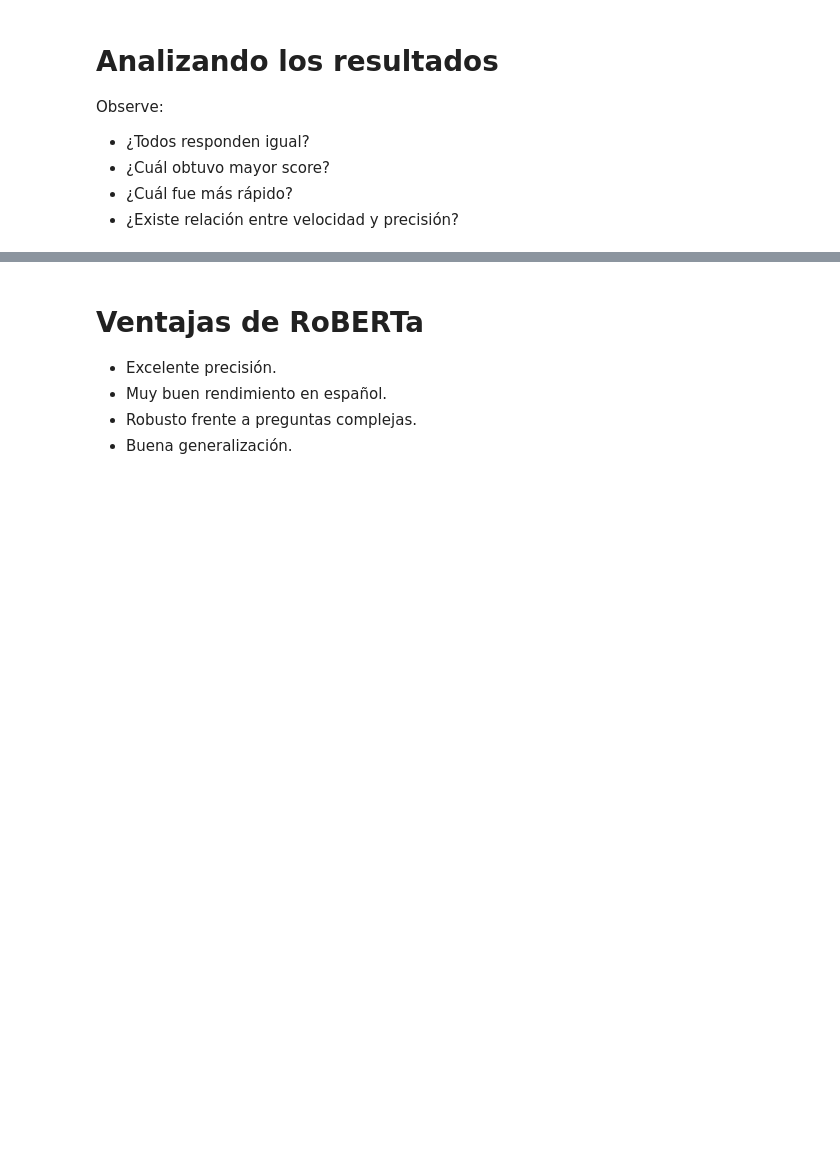
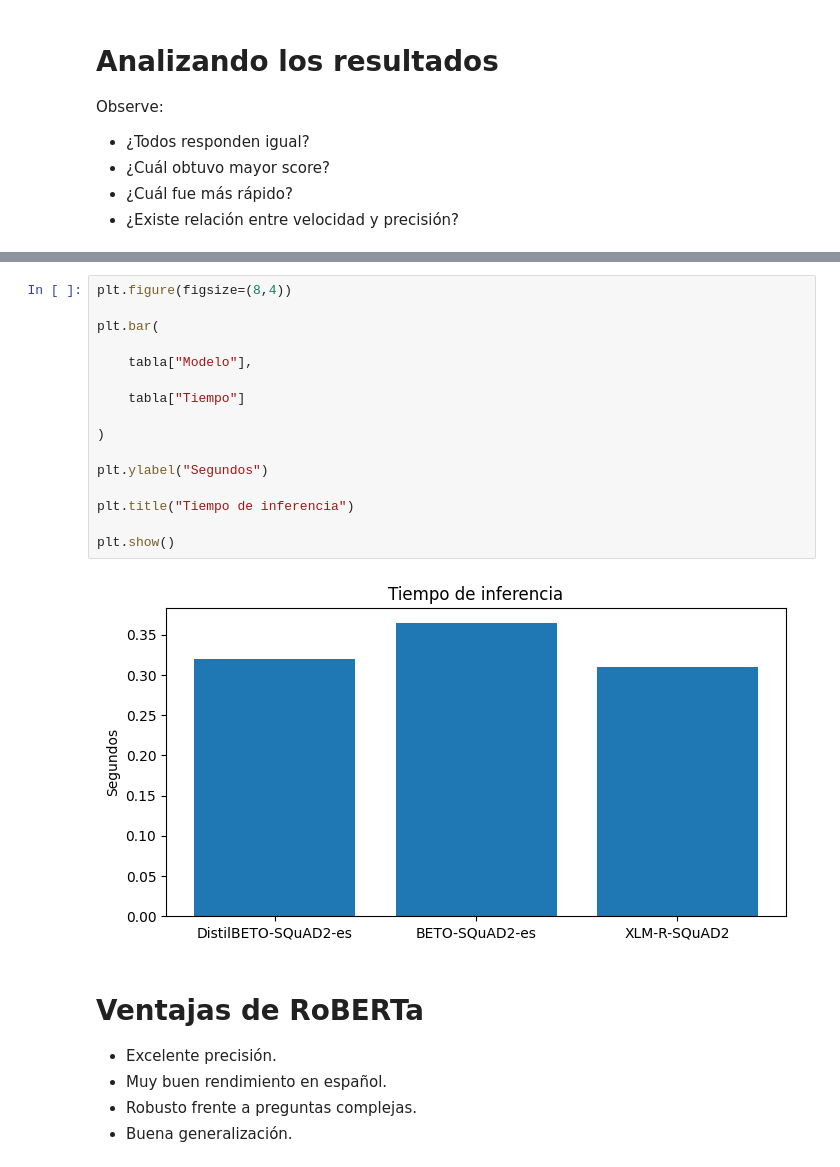
Before and after one commit to Melvillalta1/Laboratorio2ML, a Jupyter notebook: LaboratorioML.ipynb, the cells around one changed output, grey strips where cells are left out. Saved outputs shown, nothing was run; the diff lists cells and outputs as text; blank space fills up the shorter version.

```diff
--- a/LaboratorioML.ipynb
+++ b/LaboratorioML.ipynb
@@ -1814,3 +1940,21 @@ plt.show()
+# %%
+plt.figure(figsize=(8,4))
+
+plt.bar(
+
+    tabla["Modelo"],
+
+    tabla["Tiempo"]
+
+)
+
+plt.ylabel("Segundos")
+
+plt.title("Tiempo de inferencia")
+
+plt.show()
+# %% [output]
+[figure, added]
 # %% [markdown]
 # Ventajas de RoBERTa
 
```
Also changed, not shown: parts of 43 cells of this notebook.
